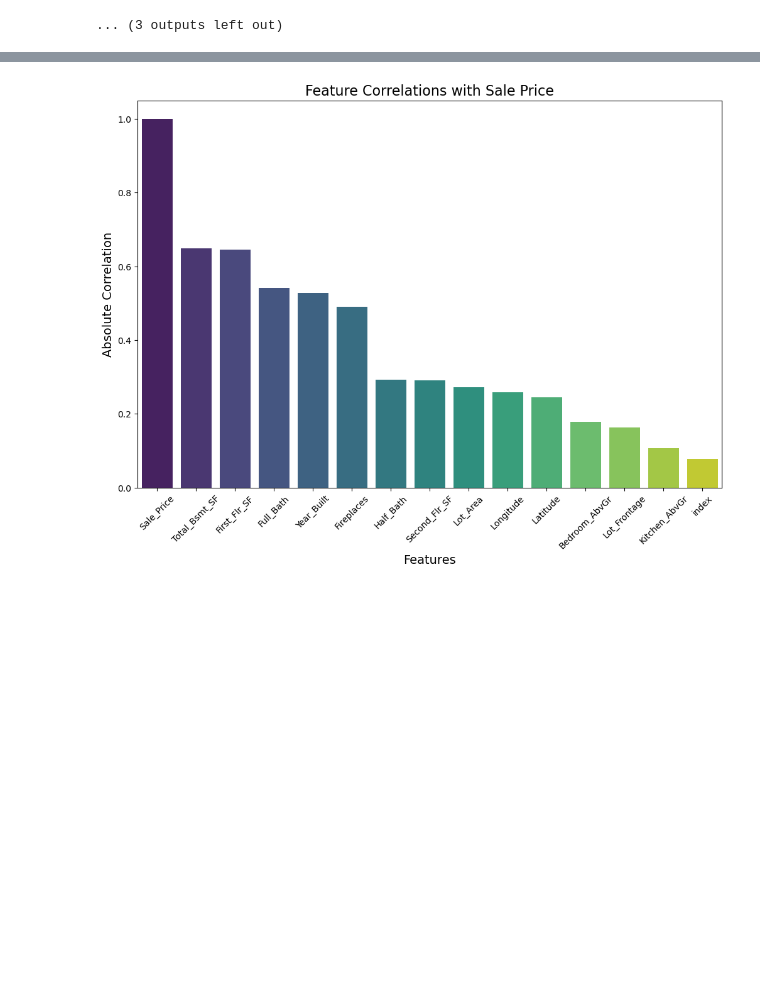
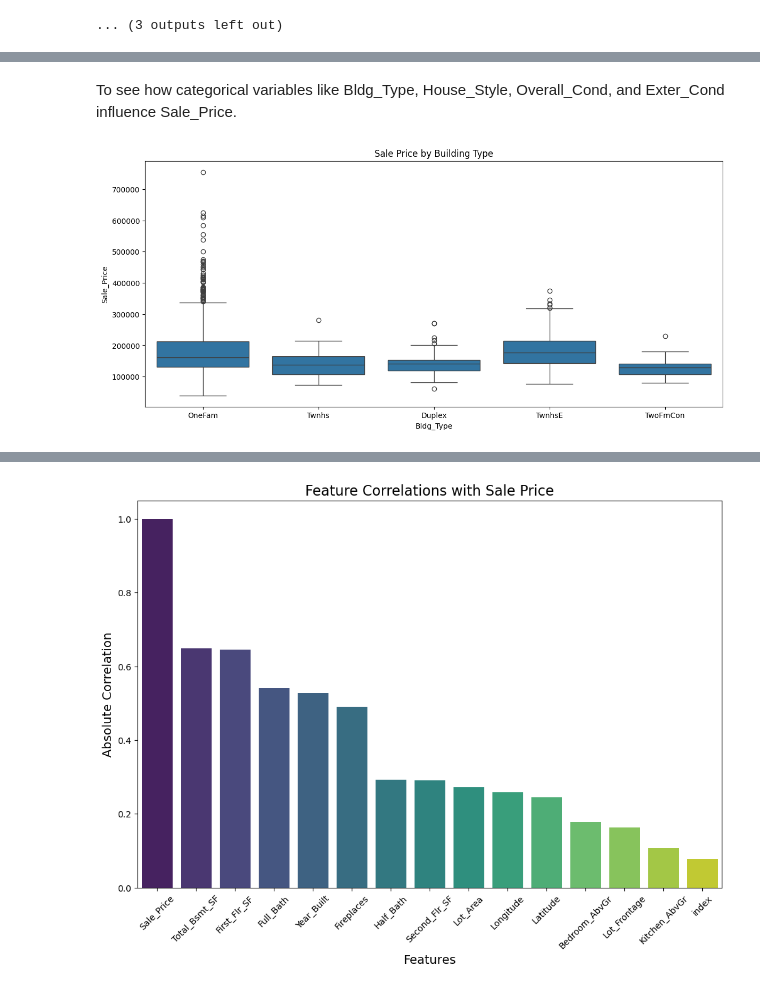
Before and after one commit to Sunday-Oladokun/Predictive-Modelling-Of-House-Prices-Using-Regression-Models, a Jupyter notebook: House Prices new.ipynb, the cells around one changed output, grey strips where cells are left out. Saved outputs shown, nothing was run; the diff lists cells and outputs as text; code cells hidden in the pictures; blank space fills up the shorter version.

```diff
--- a/House Prices new.ipynb
+++ b/House Prices new.ipynb
@@ -882,9 +1005,10 @@ box_year_built.show()
+# %% [markdown]
+To see how categorical variables like Bldg_Type, House_Style, Overall_Cond, and Exter_Cond influence Sale_Price.
 # %%
-# Visualization: Boxplot of sales price and total basement
-plt.figure(figsize=(10, 6))
-sns.boxplot(x='Total_Bsmt_SF', y='Sale_Price', data=train_df)
-plt.title('Sale Price vs Number of Full Bathrooms')
-plt.xlabel('Number of Full Bathrooms')
-plt.ylabel('Sale Price')
+plt.figure(figsize=(14, 6))
+sns.boxplot(x='Bldg_Type', y='Sale_Price', data=train_df)
+plt.title('Sale Price by Building Type')
 plt.show()
+# %% [output]
+[figure, added]
 # %%
```
Also changed, not shown: parts of 67 cells of this notebook.
